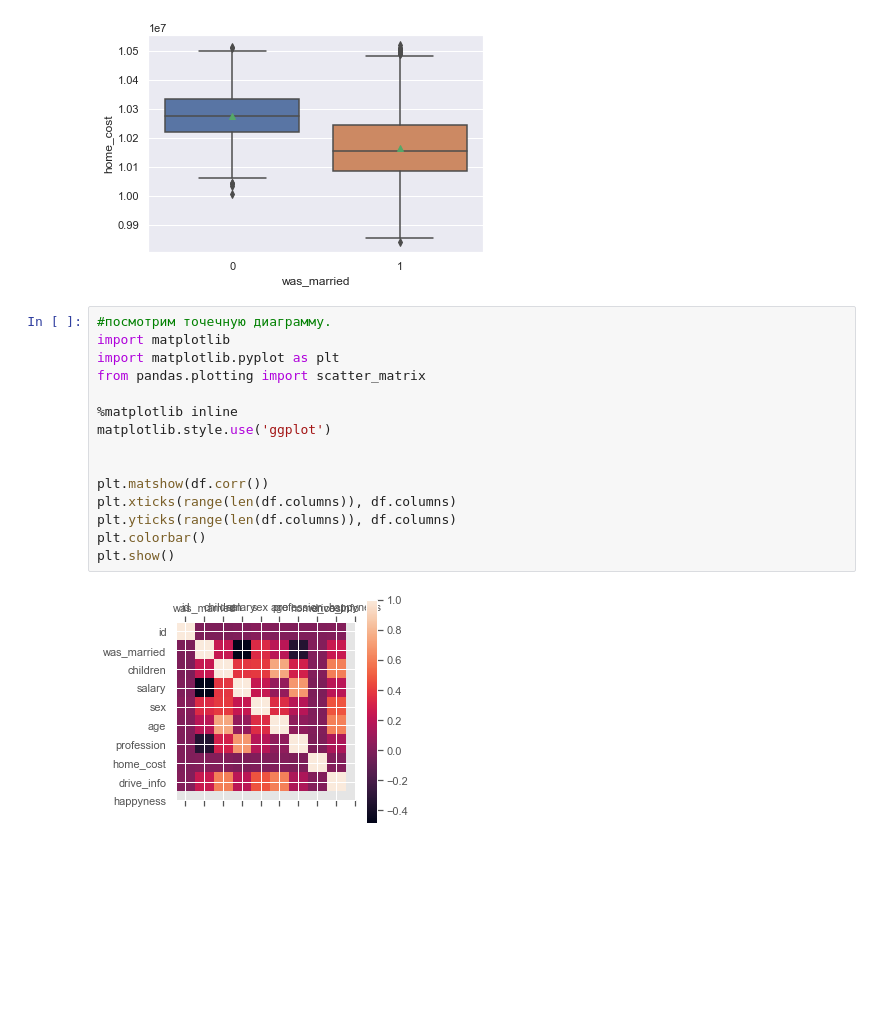
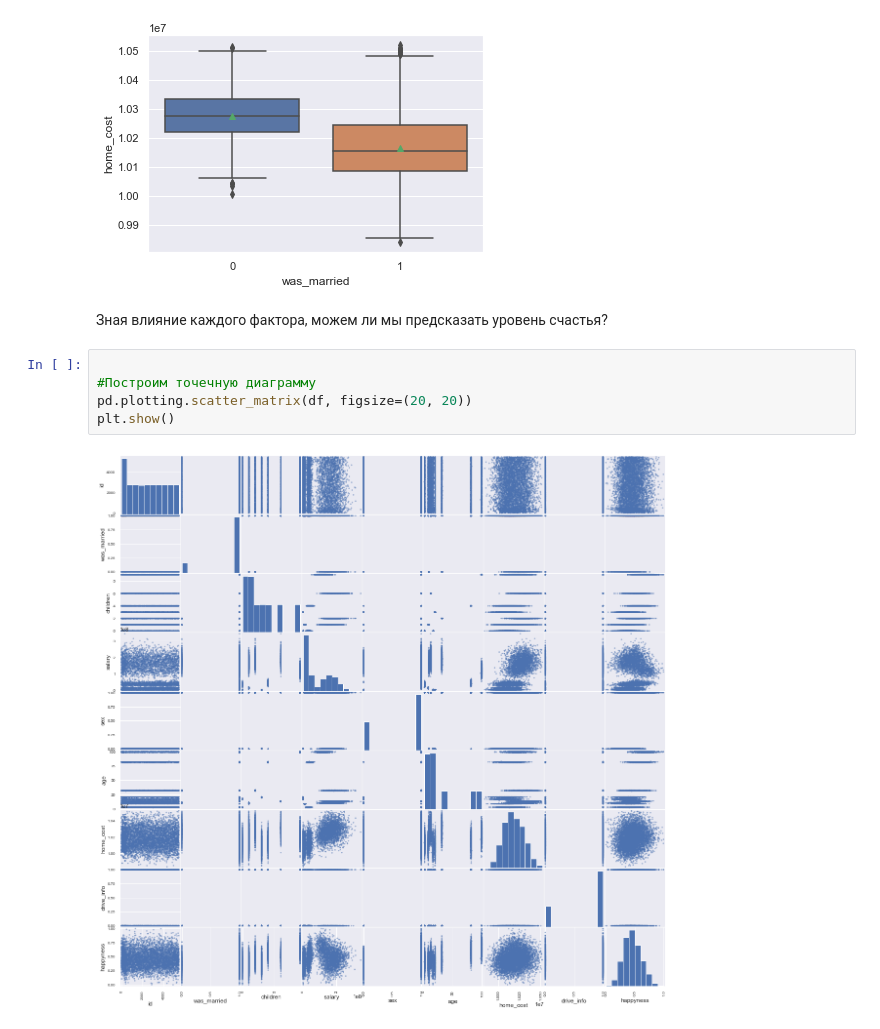
Before and after one commit to RedsquareM/dataanalysisHW, a Jupyter notebook: hw3.ipynb, the cells around one changed output. Cells and saved outputs as stored; diff of their text form; blank space fills up the shorter version.

Commit message:
Graphs for regression are done

```diff
--- a/hw3.ipynb
+++ b/hw3.ipynb
@@ -572,20 +572,12 @@ result = sns.boxplot(x='was_married', y='home_cost', data=df, showmeans=True)
 [[1.         0.33969394]
  [0.33969394 1.        ]]
 [figure]
-# %%
-#посмотрим точечную диаграмму.
-import matplotlib
-import matplotlib.pyplot as plt
-from pandas.plotting import scatter_matrix
-
-%matplotlib inline
-matplotlib.style.use('ggplot')
-
-
-plt.matshow(df.corr())
-plt.xticks(range(len(df.columns)), df.columns)
-plt.yticks(range(len(df.columns)), df.columns)
-plt.colorbar()
-plt.show()
-# %% [output]
-[figure, removed]
+# %% [markdown]
+Зная влияние каждого фактора, можем ли мы предсказать уровень счастья?
+# %%
+
+#Построим точечную диаграмму
+pd.plotting.scatter_matrix(df, figsize=(20, 20))
+plt.show()
+# %% [output]
+[figure, added]
```
Also changed, not shown: parts of 14 cells of this notebook.
